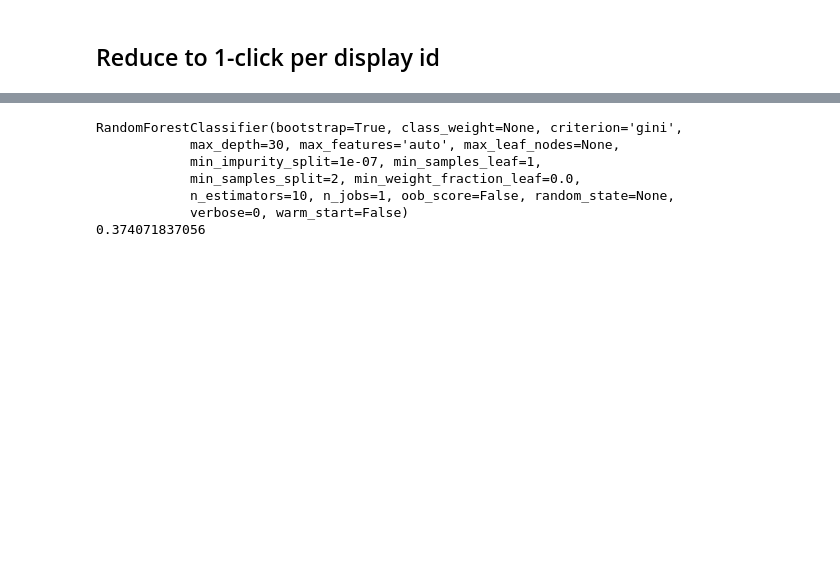
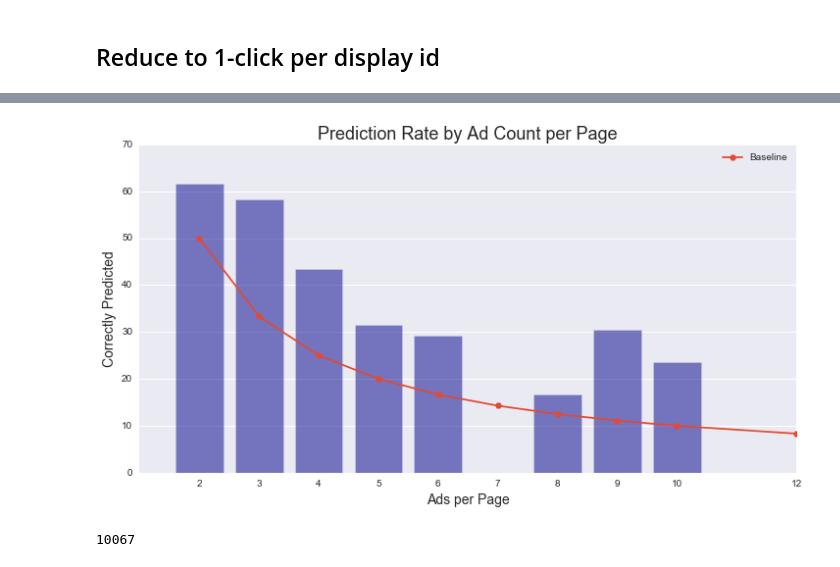
Before and after one commit to avmotamed/GA-Projects, a Jupyter notebook: Predicting_Click_Through/Book 3 - Random Forest.ipynb, the cells around one changed output, grey strips where cells are left out. Cells and saved outputs as stored; diff of their text form; code cells hidden in the pictures; blank space fills up the shorter version.

```diff
--- a/Predicting_Click_Through/Book 3 - Random Forest.ipynb
+++ b/Predicting_Click_Through/Book 3 - Random Forest.ipynb
@@ -202,6 +342,7 @@ len(pages)
 # %%
 # system to use probabilities to choose which page is clicked
 # compensates for zero probability across the board, or muliple matching high probabilities
+p_counter = 0
 
 for d_num in pages:
     indx = 0 # index that becomes click
@@ -213,6 +354,7 @@ for d_num in pages:
 
     if p_max == 0:
         indx = random.choice(disp_list) # randomly picks from all matched values
+        p_counter += 1
     else:
         counter = 0
         short_list =[]
@@ -222,3 +364,5 @@ for d_num in pages:
                 short_list.append(index)
         indx = random.choice(short_list) # randomly picks from all matched values
     checker.set_value(indx, 'prediction', 1)
+
+print(p_counter)
@@ -242,0 +389,7 @@ Percent correctly predicted: 33.698031%
+# %%
+# do a checker on ads per page accuracy
+
+per_page = pd.pivot_table(checker, index=['ads_per_page'], columns = ['Y_test'],
+                          values=['prediction'], aggfunc = 'sum')
+# %%
+per_page['% Correct'] = per_page.icol(1) / (per_page.icol(0) + per_page.icol(1))
@@ -243,19 +412,34 @@ Percent correctly predicted: 33.698031%
+# %%
+fig, ax1 = plt.subplots(figsize=(12,6))
+base1 = [2,3,4,5,6,7,8,9,10,12]
+base_line = [100./x for x in base1]
+
+labels = ['2','3','4','5','6','7','8','9','10','12']
+ax1.bar(per_page.index, 100*per_page['% Correct'], color='darkblue',
+        alpha=0.5,align='center')
+ax1.plot(per_page.index, base_line,marker ='H',label = 'Baseline')
+ax1.set_title('Prediction Rate by Ad Count per Page', fontsize=18)
+ax1.set_xlabel('Ads per Page', fontsize=14)
+ax1.set_ylabel('Correctly Predicted', fontsize=14)
+ax1.set_xlim([1,12])
+ax1.set_xticks(per_page.index)
+plt.grid(which = 'major',axis = 'x')
+plt.legend(loc='best');
+# %% [output]
+[figure, added]
 # %%
-rf_PARAMETERS = {"max_depth":[5,10,15,30], "n_estimators": [10,20,50,100]}
-rf_SCORING = "precision"
-rf_model = RandomForestClassifier()
-grid = GridSearchCV(rf_model, param_grid=rf_PARAMETERS, scoring=rf_SCORING)
-grid.fit(X_train, Y_train)
+#rf_PARAMETERS = {"max_depth":[50,100,200], "n_estimators": [100,1000,5000]}
+#rf_SCORING = "accuracy"
+#rf_model = RandomForestClassifier()
+#grid = GridSearchCV(rf_model, param_grid=rf_PARAMETERS, scoring=rf_SCORING)
+#grid.fit(X_train, Y_train)
 
 #look at max features
 
-print grid.best_estimator_
-print grid.best_score_
+#print grid.best_estimator_
+#print grid.best_score_
+#os.system('say "All done, all done, all done!"')
-# %% [output]
-RandomForestClassifier(bootstrap=True, class_weight=None, criterion='gini',
-            max_depth=30, max_features='auto', max_leaf_nodes=None,
-            min_impurity_split=1e-07, min_samples_leaf=1,
-            min_samples_split=2, min_weight_fraction_leaf=0.0,
-            n_estimators=10, n_jobs=1, oob_score=False, random_state=None,
-            verbose=0, warm_start=False)
-0.374071837056
+# %%
+len(rfc.feature_importances_)
+# %% [output]
+10067
```
Also changed, not shown: parts of 66 cells of this notebook, 17 other files.
